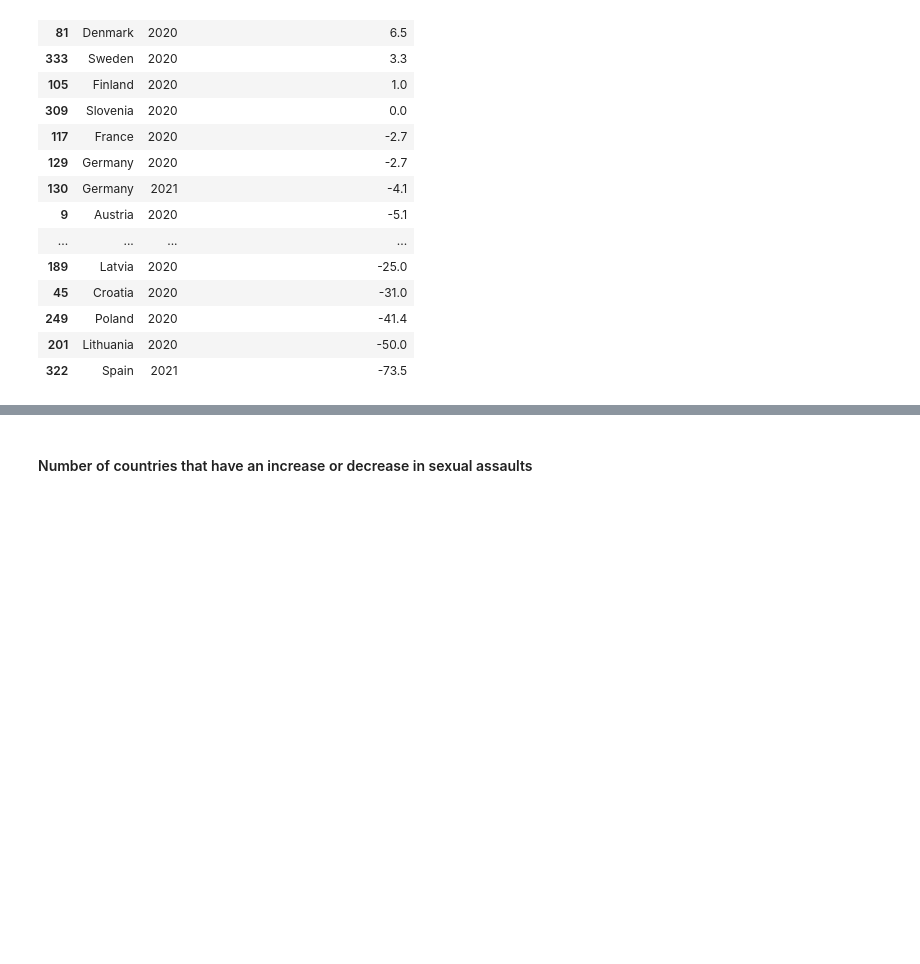
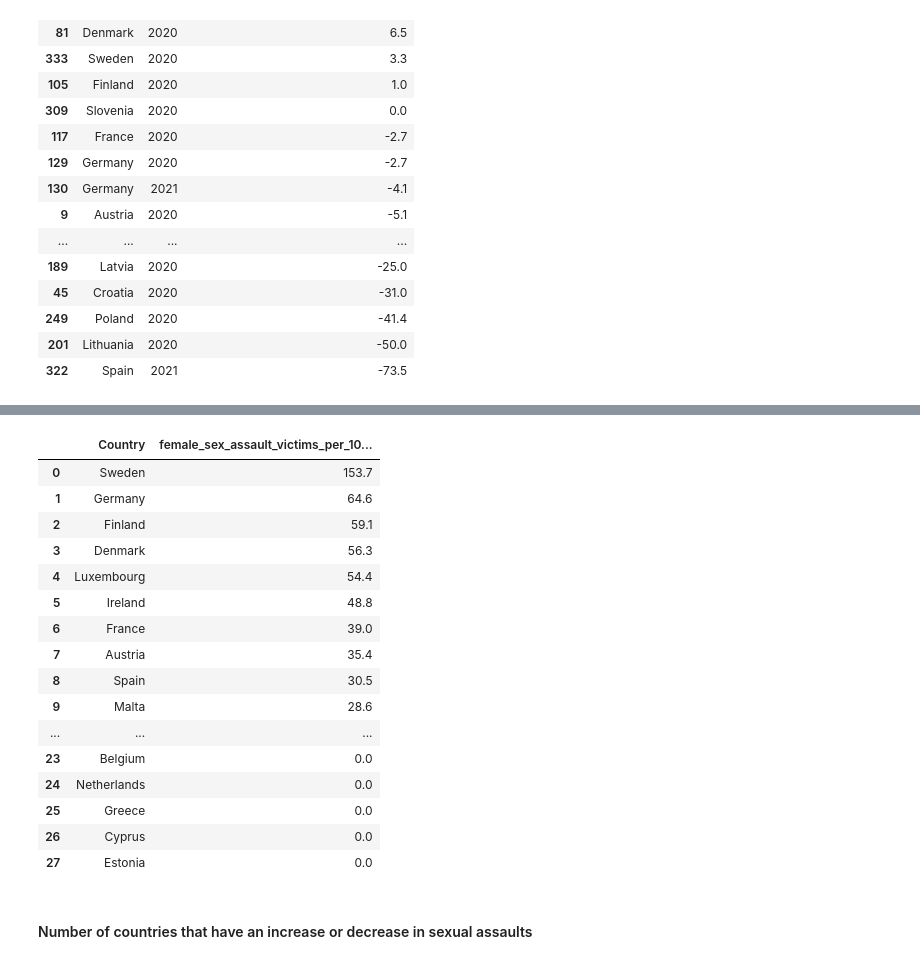
Before and after one commit to troboukis/FEMICIDES, a Jupyter notebook: Analysis.ipynb, the cells around one changed output, grey strips where cells are left out. Drawn from its saved outputs; the diff is of its cells as text; code cells hidden in the pictures; blank space fills up the shorter version.

```diff
--- a/Analysis.ipynb
+++ b/Analysis.ipynb
@@ -1105,3 +1130,23 @@ df[(df['female_sex_assault_victims_pct_change'].notna())\
+# %%
+round(df.groupby(['Country'])['female_sex_assault_victims_per_100000'].mean().sort_values(ascending=False),1).reset_index()
+# %% [output]
+|  | Country | female_sex_assault_victims_per_10... |
+| 0 | Sweden | 153.7 |
+| 1 | Germany | 64.6 |
+| 2 | Finland | 59.1 |
+| 3 | Denmark | 56.3 |
+| 4 | Luxembourg | 54.4 |
+| 5 | Ireland | 48.8 |
+| 6 | France | 39.0 |
+| 7 | Austria | 35.4 |
+| 8 | Spain | 30.5 |
+| 9 | Malta | 28.6 |
+| ... | ... | ... |
+| 23 | Belgium | 0.0 |
+| 24 | Netherlands | 0.0 |
+| 25 | Greece | 0.0 |
+| 26 | Cyprus | 0.0 |
+| 27 | Estonia | 0.0 |
 # %% [markdown]
 #### Number of countries that have an increase or decrease in sexual assaults
 # %%
```
Also changed, not shown: parts of 37 cells of this notebook, 1 other file.
